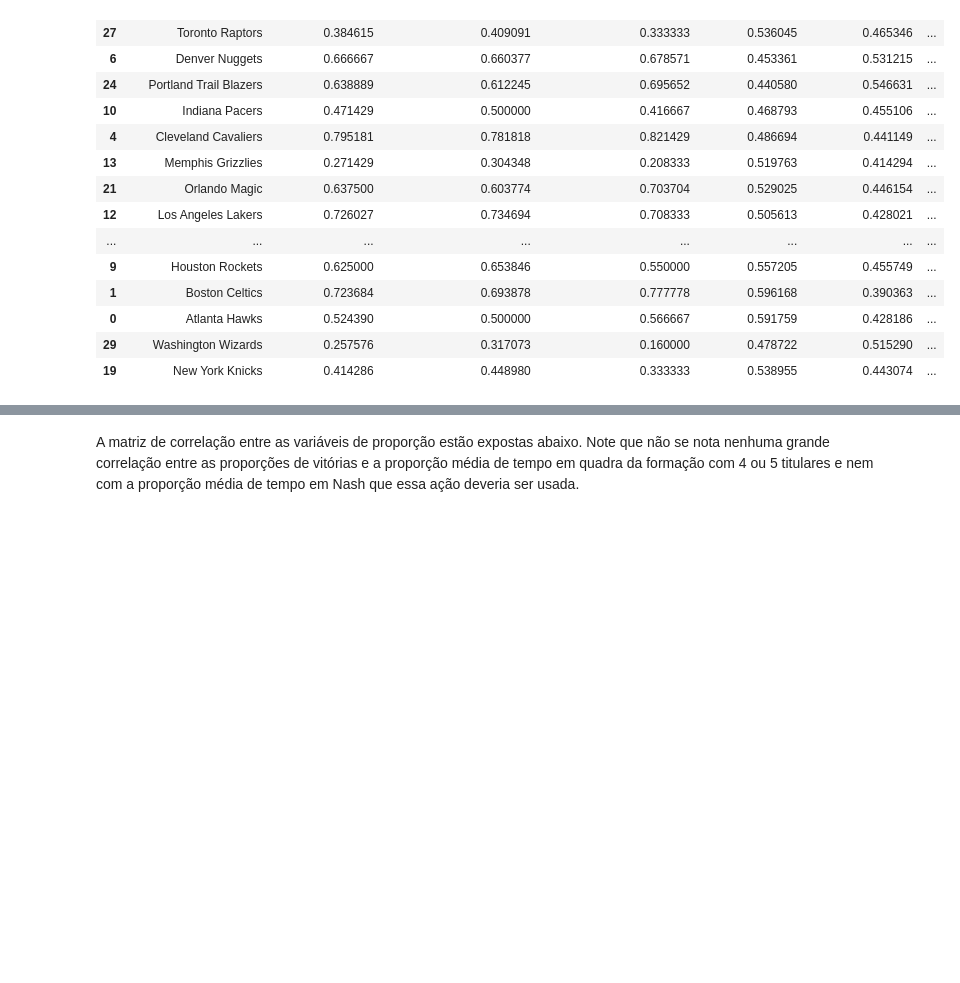
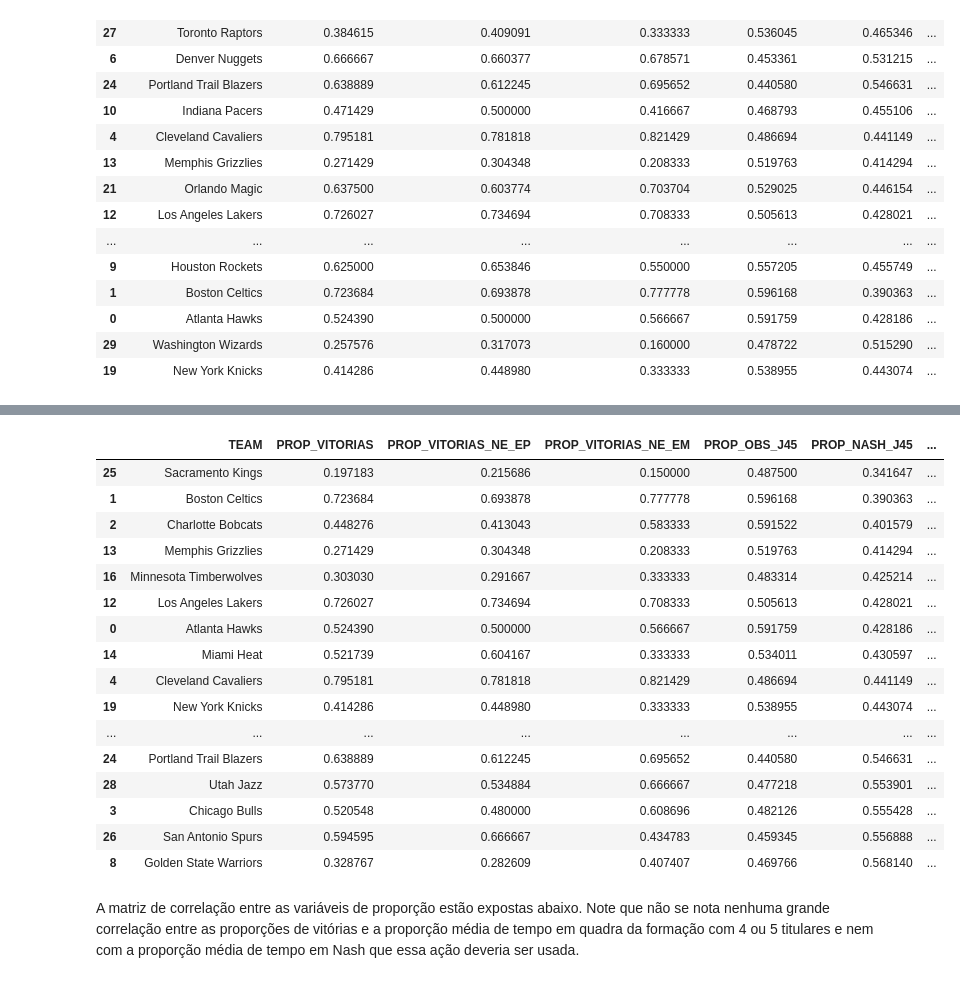
Before and after one commit to gustavohpgodinho/trabalho_teoria_dos_jogos, a Jupyter notebook: trabalho_teoria_dos_jogos.ipynb, the cells around one changed output, grey strips where cells are left out. Drawn from its saved outputs; the diff is of its cells as text; code cells hidden in the pictures; blank space fills up the shorter version.

```diff
--- a/trabalho_teoria_dos_jogos.ipynb
+++ b/trabalho_teoria_dos_jogos.ipynb
@@ -1051,3 +1036,24 @@ sort_values(['DIF_MEDIA'], ascending = True)
+# %%
+xdf_times[['TEAM', 'PROP_VITORIAS', 'PROP_VITORIAS_NE_EP', 'PROP_VITORIAS_NE_EM','PROP_OBS_J45', 'PROP_NASH_J45', 'DIF_MEDIA']].\
+sort_values(['PROP_NASH_J45'], ascending = True)
+# %% [output]
+|  | TEAM | PROP_VITORIAS | PROP_VITORIAS_NE_EP | PROP_VITORIAS_NE_EM | PROP_OBS_J45 | PROP_NASH_J45 | ... |
+| 25 | Sacramento Kings | 0.197183 | 0.215686 | 0.150000 | 0.487500 | 0.341647 | ... |
+| 1 | Boston Celtics | 0.723684 | 0.693878 | 0.777778 | 0.596168 | 0.390363 | ... |
+| 2 | Charlotte Bobcats | 0.448276 | 0.413043 | 0.583333 | 0.591522 | 0.401579 | ... |
+| 13 | Memphis Grizzlies | 0.271429 | 0.304348 | 0.208333 | 0.519763 | 0.414294 | ... |
+| 16 | Minnesota Timberwolves | 0.303030 | 0.291667 | 0.333333 | 0.483314 | 0.425214 | ... |
+| 12 | Los Angeles Lakers | 0.726027 | 0.734694 | 0.708333 | 0.505613 | 0.428021 | ... |
+| 0 | Atlanta Hawks | 0.524390 | 0.500000 | 0.566667 | 0.591759 | 0.428186 | ... |
+| 14 | Miami Heat | 0.521739 | 0.604167 | 0.333333 | 0.534011 | 0.430597 | ... |
+| 4 | Cleveland Cavaliers | 0.795181 | 0.781818 | 0.821429 | 0.486694 | 0.441149 | ... |
+| 19 | New York Knicks | 0.414286 | 0.448980 | 0.333333 | 0.538955 | 0.443074 | ... |
+| ... | ... | ... | ... | ... | ... | ... | ... |
+| 24 | Portland Trail Blazers | 0.638889 | 0.612245 | 0.695652 | 0.440580 | 0.546631 | ... |
+| 28 | Utah Jazz | 0.573770 | 0.534884 | 0.666667 | 0.477218 | 0.553901 | ... |
+| 3 | Chicago Bulls | 0.520548 | 0.480000 | 0.608696 | 0.482126 | 0.555428 | ... |
+| 26 | San Antonio Spurs | 0.594595 | 0.666667 | 0.434783 | 0.459345 | 0.556888 | ... |
+| 8 | Golden State Warriors | 0.328767 | 0.282609 | 0.407407 | 0.469766 | 0.568140 | ... |
 # %% [markdown]
 A matriz de correlação entre as variáveis de proporção estão expostas abaixo. Note que não se nota nenhuma grande correlação entre as proporções de vitórias e a proporção média de tempo em quadra da formação com 4 ou 5 titulares e nem com a proporção média de tempo em Nash que essa ação deveria ser usada.
 # %%
```
Also changed, not shown: parts of 13 cells of this notebook.
